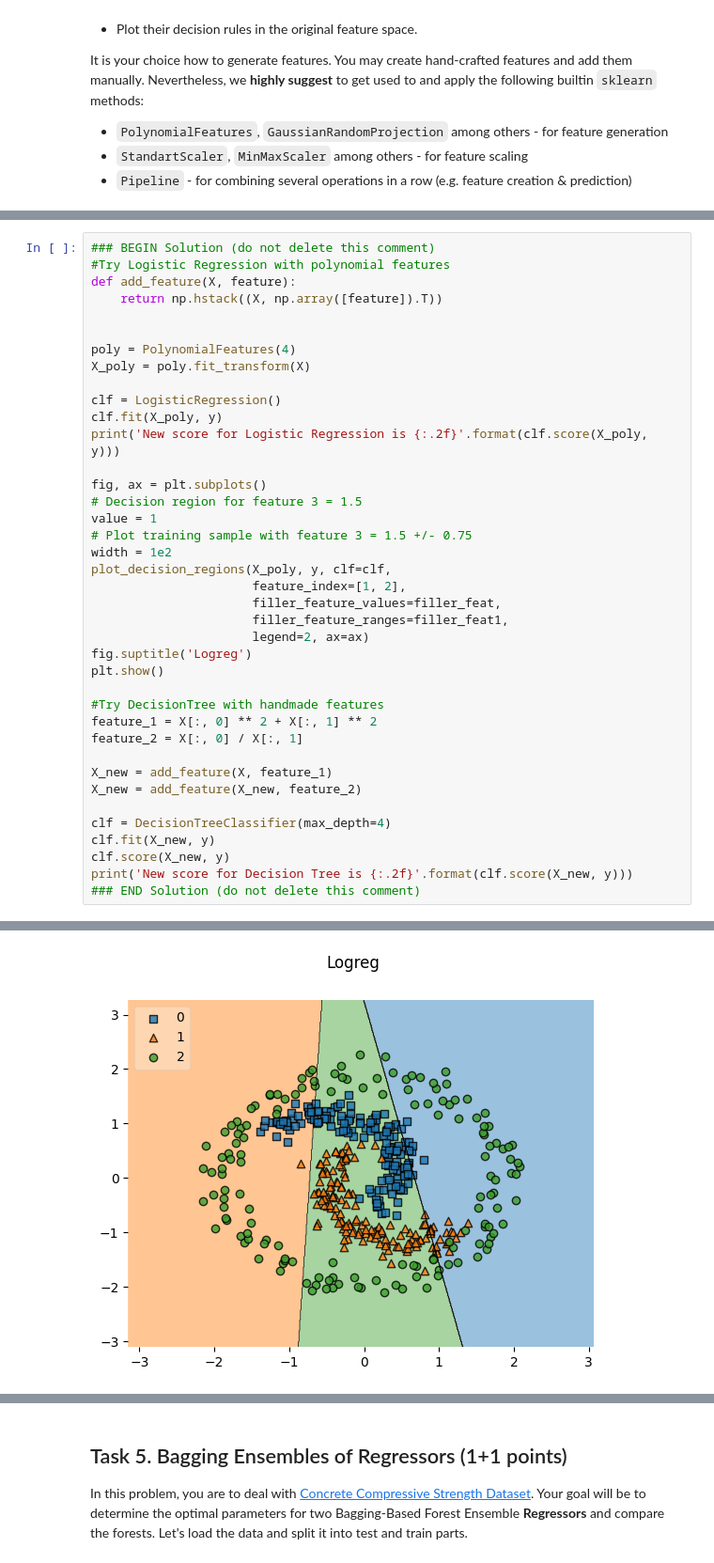
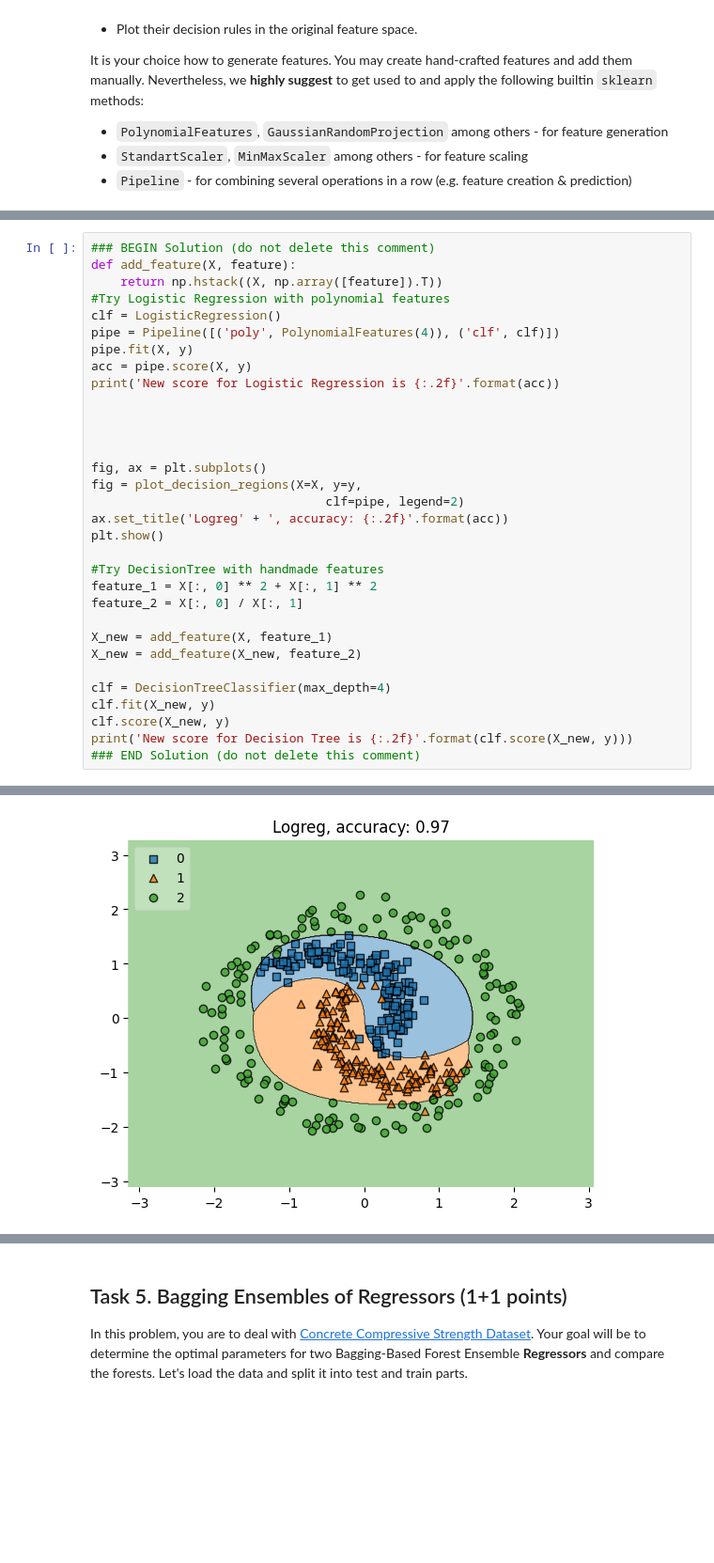
Before and after one commit to sacr1f1ce/ML, a Jupyter notebook: HW_1/HW_1.ipynb, the cells around one changed output, grey strips where cells are left out. Shown at 94% size. Saved outputs shown, nothing was run; the diff lists cells and outputs as text; blank space fills up the shorter version.

```diff
--- a/HW_1/HW_1.ipynb
+++ b/HW_1/HW_1.ipynb
@@ -282,45 +276,38 @@ for i in range(3, 15):
 # %%
 ### BEGIN Solution (do not delete this comment)
-#Try Logistic Regression with polynomial features
 def add_feature(X, feature):
     return np.hstack((X, np.array([feature]).T))
+#Try Logistic Regression with polynomial features
+clf = LogisticRegression()
+pipe = Pipeline([('poly', PolynomialFeatures(4)), ('clf', clf)])
+pipe.fit(X, y)
+acc = pipe.score(X, y)
+print('New score for Logistic Regression is {:.2f}'.format(acc))
 
 
-poly = PolynomialFeatures(4)
-X_poly = poly.fit_transform(X)
 
-clf = LogisticRegression()
-clf.fit(X_poly, y)
-print('New score for Logistic Regression is {:.2f}'.format(clf.score(X_poly, y)))
 
 fig, ax = plt.subplots()
-# Decision region for feature 3 = 1.5
-value = 1
-# Plot training sample with feature 3 = 1.5 +/- 0.75
-width = 1e2
-plot_decision_regions(X_poly, y, clf=clf,
-                      feature_index=[1, 2],
-                      filler_feature_values=filler_feat,
-                      filler_feature_ranges=filler_feat1,
-                      legend=2, ax=ax)
-fig.suptitle('Logreg')
+fig = plot_decision_regions(X=X, y=y,
+                                clf=pipe, legend=2)
+ax.set_title('Logreg' + ', accuracy: {:.2f}'.format(acc))
 plt.show()
 
 #Try DecisionTree with handmade features
 feature_1 = X[:, 0] ** 2 + X[:, 1] ** 2
 feature_2 = X[:, 0] / X[:, 1]
 
 X_new = add_feature(X, feature_1)
 X_new = add_feature(X_new, feature_2)
 
 clf = DecisionTreeClassifier(max_depth=4)
 clf.fit(X_new, y)
 clf.score(X_new, y)
 print('New score for Decision Tree is {:.2f}'.format(clf.score(X_new, y)))
 ### END Solution (do not delete this comment)
 # %% [output]
 New score for Logistic Regression is 0.97
-[figure, old version]
+[figure, new version]
 New score for Decision Tree is 0.97
 # %% [markdown]
 **Your text answer (do not delete this comment)**:
```
Also changed, not shown: parts of 12 cells of this notebook.
